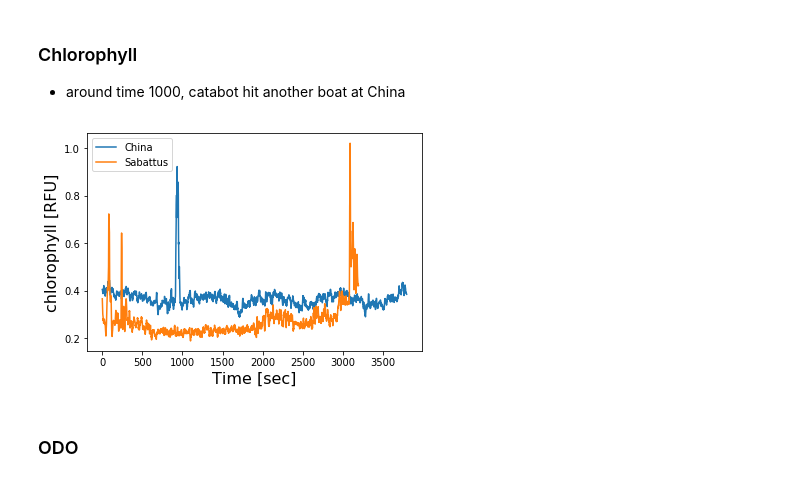
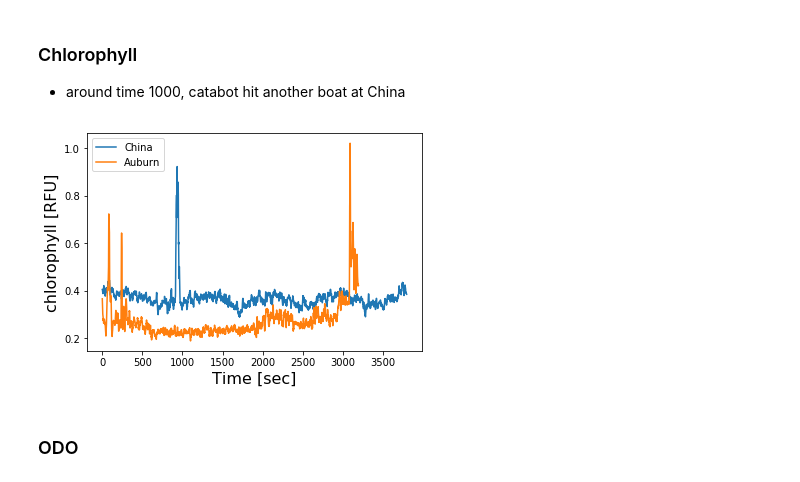
Before and after one commit to dartmouthrobotics/epscor_asv_data_analysis, a Jupyter notebook: Jupyter_notebook/20200915-Comparison (China-Auburn).ipynb, the cells around one changed output. Cells and saved outputs as stored; diff of their text form; code cells hidden in the pictures.

```diff
--- a/Jupyter_notebook/20200915-Comparison (China-Auburn).ipynb
+++ b/Jupyter_notebook/20200915-Comparison (China-Auburn).ipynb
@@ -140,14 +140,14 @@ plt.show()
 * around time 1000, catabot hit another boat at China
 # %%
 plt.plot(standardized_time_1, chlorophyll_1, label='China')
-plt.plot(standardized_time_2, chlorophyll_2, label='Sabattus')
+plt.plot(standardized_time_2, chlorophyll_2, label='Auburn')
 
 plt.xlabel('Time [sec]', fontsize=16)
 plt.ylabel('chlorophyll [RFU]', fontsize=16)
 plt.legend()
 plt.show()
 # %% [output]
-[figure, old version]
+[figure, new version]
 # %% [markdown]
 ### ODO
 # %%
```
Also changed, not shown: parts of 2 cells of this notebook.
